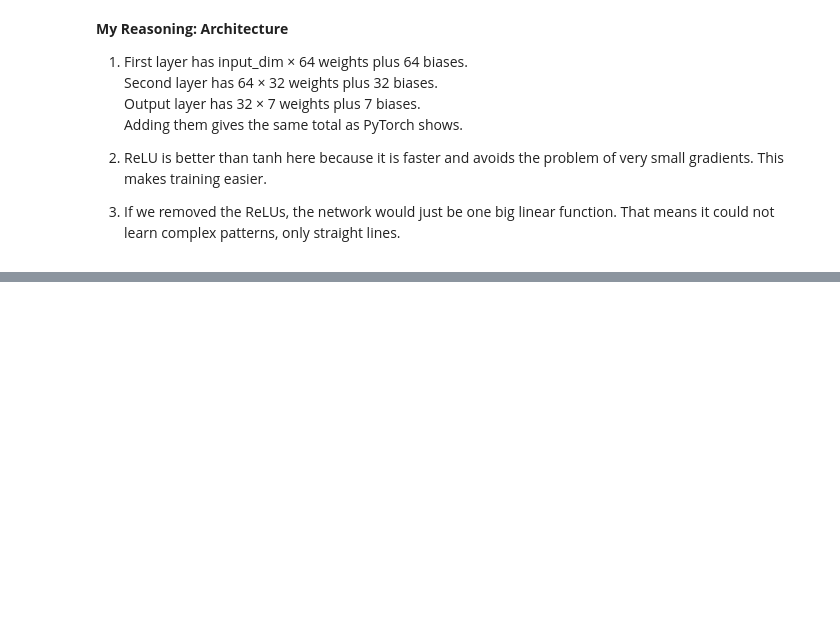
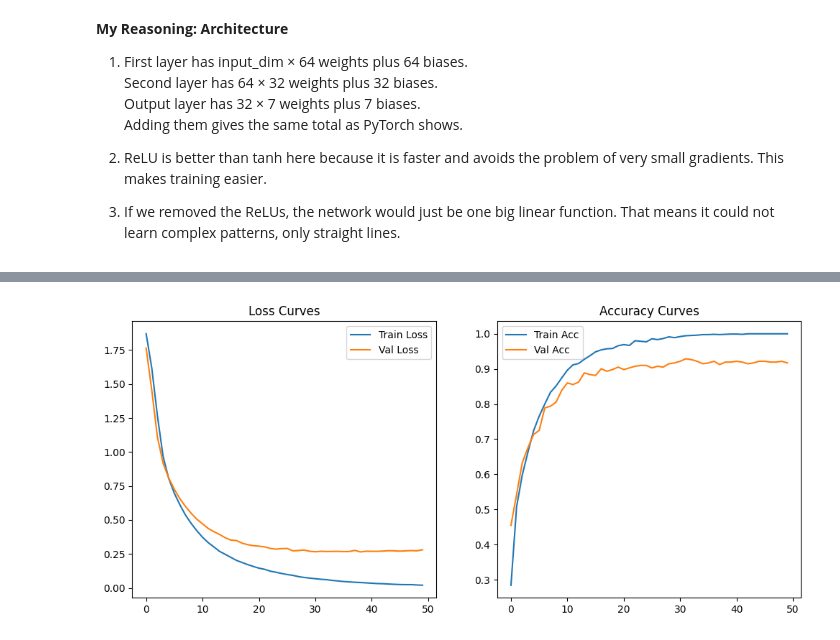
Before and after one commit to aluongleekalierleek/Lab_3, a Jupyter notebook: Lab_3.ipynb, the cells around one changed output, grey strips where cells are left out. Cells and saved outputs as stored; diff of their text form; code cells hidden in the pictures; blank space fills up the shorter version.

Commit message:
Part 2.3 - Training The loop

```diff
--- a/Lab_3.ipynb
+++ b/Lab_3.ipynb
@@ -336,3 +336,79 @@ First layer params (manual): 1088
 2. ReLU is better than tanh here because it is faster and avoids the problem of very small gradients. This makes training easier.
 
 3. If we removed the ReLUs, the network would just be one big linear function. That means it could not learn complex patterns, only straight lines.
+# %%
+##part2.3
+import torch
+import torch.nn as nn
+import matplotlib.pyplot as plt
+
+# Loss and optimizer
+criterion = nn.CrossEntropyLoss()
+optimizer = torch.optim.Adam(model.parameters(), lr=1e-3)
+
+# Training loop
+n_epochs = 50
+history = {"train_loss": [], "val_loss": [], "train_acc": [], "val_acc": []}
+best_val_acc = 0.0
+
+for epoch in range(n_epochs):
+    # ---- Training ----
+    model.train()
+    train_loss, correct, total = 0.0, 0, 0
+    for xb, yb in train_loader:
+        xb, yb = xb.to(DEVICE), yb.to(DEVICE)
+        optimizer.zero_grad()
+        logits = model(xb)
+        loss = criterion(logits, yb)
+        loss.backward()       # backprop
+        optimizer.step()      # update
+        train_loss += loss.item() * xb.size(0)
+        _, preds = torch.max(logits, 1)
+        correct += (preds == yb).sum().item()
+        total += yb.size(0)
+    train_loss /= total
+    train_acc = correct / total
+
+    # ---- Validation ----
+    model.eval()
+    val_loss, correct, total = 0.0, 0, 0
+    with torch.no_grad():
+        for xb, yb in val_loader:
+            xb, yb = xb.to(DEVICE), yb.to(DEVICE)
+            logits = model(xb)
+            loss = criterion(logits, yb)
+            val_loss += loss.item() * xb.size(0)
+            _, preds = torch.max(logits, 1)
+            correct += (preds == yb).sum().item()
+            total += yb.size(0)
+    val_loss /= total
+    val_acc = correct / total
+
+    # Save history
+    history["train_loss"].append(train_loss)
+    history["val_loss"].append(val_loss)
+    history["train_acc"].append(train_acc)
+    history["val_acc"].append(val_acc)
+
+    # Save best model
+    if val_acc > best_val_acc:
+        best_val_acc = val_acc
+        torch.save(model.state_dict(), "ffn_best.pt")
+
+    print(f"Epoch {epoch+1:02d}: "
+          f"train_loss={train_loss:.4f}, val_loss={val_loss:.4f}, "
+          f"train_acc={train_acc:.4f}, val_acc={val_acc:.4f}")
+
+# ---- Plot curves ----
+plt.figure(figsize=(12,5))
+plt.subplot(1,2,1)
+plt.plot(history["train_loss"], label="Train Loss")
+plt.plot(history["val_loss"], label="Val Loss")
+plt.legend(); plt.title("Loss Curves")
+
+plt.subplot(1,2,2)
+plt.plot(history["train_acc"], label="Train Acc")
+plt.plot(history["val_acc"], label="Val Acc")
+plt.legend(); plt.title("Accuracy Curves")
+plt.show()
+# %% [output]
@@ -338,0 +432 @@ First layer params (manual): 1088
+[figure, added]
```
Also changed, not shown: parts of 2 cells of this notebook.
